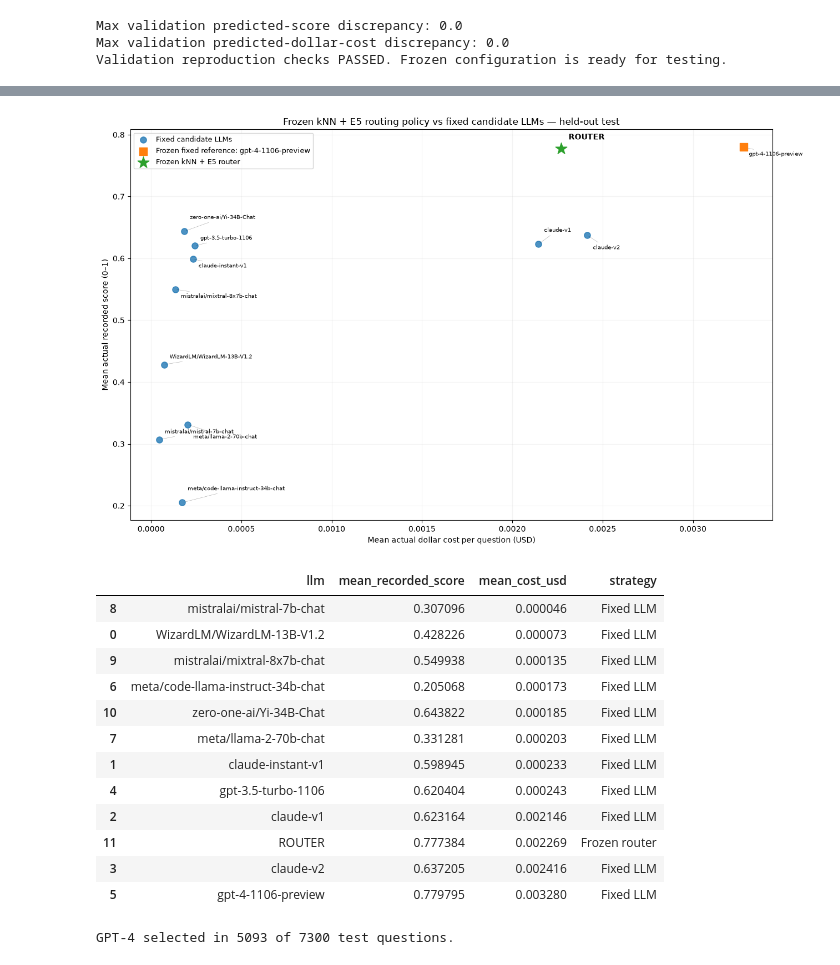
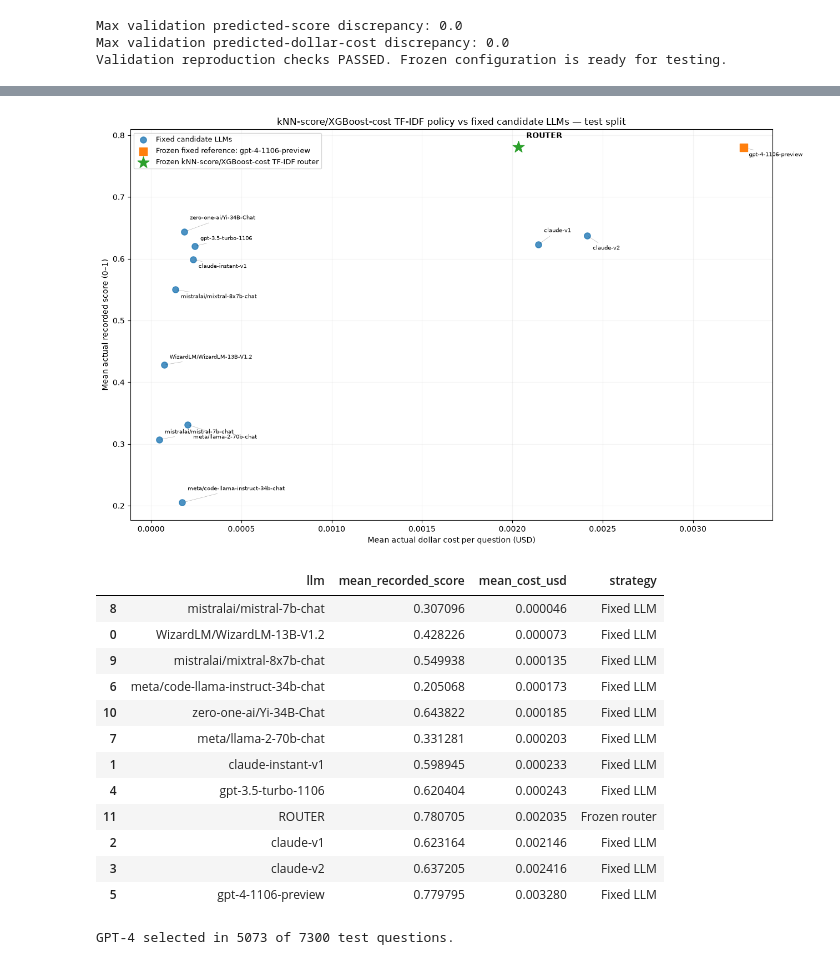
Before and after one commit to Erdos-Projects/fall-2026-right-for-less, a Jupyter notebook: 4_Final_Test/Final_Test_kNN_E5_Frozen_Policy_KPIs_TieFix.ipynb, the cells around one changed output, grey strips where cells are left out. Cells and saved outputs as stored; diff of their text form; code cells hidden in the pictures.

```diff
--- a/4_Final_Test/Final_Test_kNN_E5_Frozen_Policy_KPIs_TieFix.ipynb
+++ b/4_Final_Test/Final_Test_kNN_E5_Frozen_Policy_KPIs_TieFix.ipynb
@@ -174,8 +179,8 @@ No test outcome is used to predict costs, predict scores, select model indices,
 # %%
 test_questions = pd.read_pickle(table_dir / "test_questions.pkl")
-X_test = np.load(e5_dir / "X_test_e5_full_features.npy", allow_pickle=False)
-assert X_test.shape == (len(test_questions), 388)
-p_test, c_test = knn_predict(X_test)
+X_test = load_tfidf("test")
+assert X_test.shape == (len(test_questions), X_train.shape[1])
+p_test, c_test = predict(X_test)
 predicted_scores = pd.DataFrame(p_test @ support, index=test_questions.index, columns=model_names)
 predicted_costs = pd.DataFrame(c_test, index=test_questions.index, columns=model_names)
 assert np.allclose(p_test.sum(axis=2), 1, atol=1e-10)
@@ -406,37 +411,37 @@ fixed.index.name = "llm"
 assert fixed.index.tolist() == model_names
 
 fig, ax = plt.subplots(figsize=(13, 8))
 other = fixed.drop(index=ref)
 ax.scatter(other["mean_cost_usd"], other["mean_recorded_score"],
            marker="o", s=65, alpha=.8, label="Fixed candidate LLMs")
 ax.scatter([ref_mean_cost], [ref_mean_score], marker="s", s=115,
            label=f"Frozen fixed reference: {ref}", zorder=4)
 ax.scatter([router_mean_cost], [router_mean_score], marker="*", s=240,
-           label="Frozen kNN + E5 router", zorder=5)
+           label="Frozen kNN-score/XGBoost-cost TF-IDF router", zorder=5)
 
-# Show the exact LLM name, not an invented nickname; offsets cycle to limit overlaps.
+# Cycle label offsets to limit overlaps.
 for j, (name, r) in enumerate(fixed.iterrows()):
     dy = (8, -11, 16, -18)[j % 4]
     ax.annotate(name, (r["mean_cost_usd"], r["mean_recorded_score"]),
                 xytext=(7, dy), textcoords="offset points", fontsize=7.5,
                 arrowprops={"arrowstyle":"-", "lw":0.35, "alpha":0.4})
 ax.annotate("ROUTER", (router_mean_cost, router_mean_score),
             xytext=(10, 12), textcoords="offset points", fontsize=10, weight="bold")
 ax.set_xlabel("Mean actual dollar cost per question (USD)")
 ax.set_ylabel("Mean actual recorded score (0–1)")
-ax.set_title("Frozen kNN + E5 routing policy vs fixed candidate LLMs — held-out test")
+ax.set_title("kNN-score/XGBoost-cost TF-IDF policy vs fixed candidate LLMs — test split")
 ax.grid(alpha=.15)
 ax.legend(loc="best", fontsize=9)
 fig.tight_layout()
 plt.show()
 
 fixed_comparison = pd.concat([fixed.reset_index().assign(strategy="Fixed LLM"),
     pd.DataFrame([{"llm":"ROUTER", "mean_recorded_score":router_mean_score,
                    "mean_cost_usd":router_mean_cost,"strategy":"Frozen router"}])],ignore_index=True)
 display(fixed_comparison.sort_values("mean_cost_usd"))
 print(f"GPT-4 selected in {(selected_models == 'gpt-4-1106-preview').sum()} of {len(selected_models)} test questions.")
 # %% [output]
-[figure, old version]
+[figure, new version]
 |  | llm | mean_recorded_score | mean_cost_usd | strategy |
 | 8 | mistralai/mistral-7b-chat | 0.307096 | 0.000046 | Fixed LLM |
 | 0 | WizardLM/WizardLM-13B-V1.2 | 0.428226 | 0.000073 | Fixed LLM |
@@ -446,8 +451,8 @@ print(f"GPT-4 selected in {(selected_models == 'gpt-4-1106-preview').sum()} of {
 | 7 | meta/llama-2-70b-chat | 0.331281 | 0.000203 | Fixed LLM |
 | 1 | claude-instant-v1 | 0.598945 | 0.000233 | Fixed LLM |
 | 4 | gpt-3.5-turbo-1106 | 0.620404 | 0.000243 | Fixed LLM |
+| 11 | ROUTER | 0.780705 | 0.002035 | Frozen router |
 | 2 | claude-v1 | 0.623164 | 0.002146 | Fixed LLM |
-| 11 | ROUTER | 0.777384 | 0.002269 | Frozen router |
 | 3 | claude-v2 | 0.637205 | 0.002416 | Fixed LLM |
 | 5 | gpt-4-1106-preview | 0.779795 | 0.003280 | Fixed LLM |
-GPT-4 selected in 5093 of 7300 test questions.
+GPT-4 selected in 5073 of 7300 test questions.
```
Also changed, not shown: parts of 29 cells of this notebook, 17 other files.
